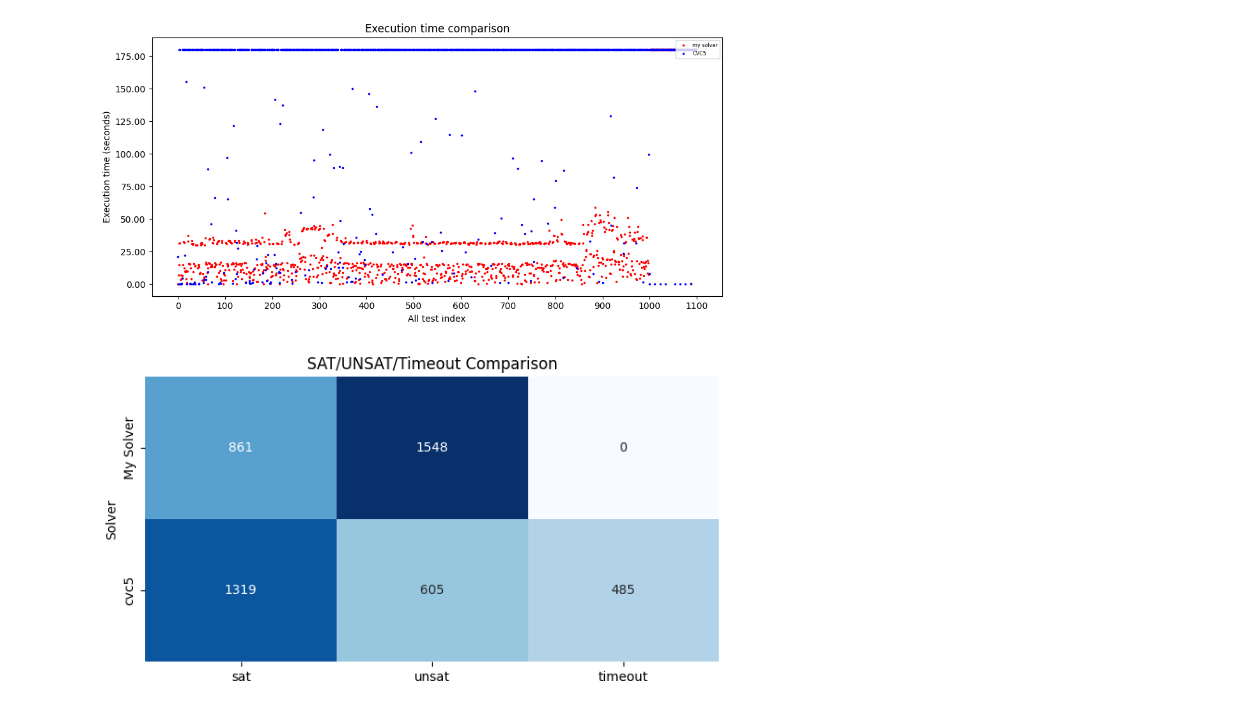
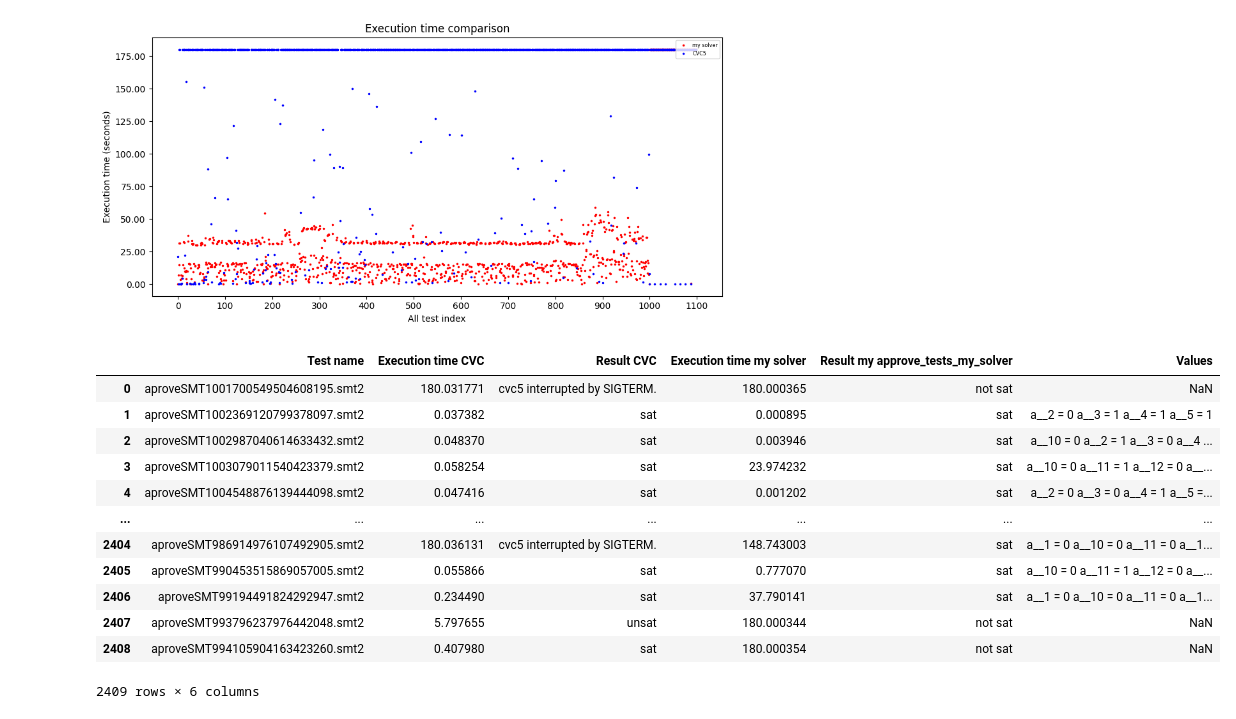
Before and after one commit to burbyleonid/BIE-BAP, a Jupyter notebook: code/src/analysis.ipynb, the cells around one changed output. Drawn from its saved outputs; the diff is of its cells as text; code cells hidden in the pictures.

```diff
--- a/code/src/analysis.ipynb
+++ b/code/src/analysis.ipynb
@@ -652,32 +652,44 @@ approve_tests_cvc5 = approve_tests_cvc5.rename(columns={'Execution time': 'Execu
 
 # extract the test name and rename columns
 approve_tests_my_solver['Test name'] = approve_tests_my_solver['Test name'].apply(lambda x: x.split('/')[-1])
 
 # # merge the two dataframes based on the 'Test name' column
 merged_df = pd.merge(approve_tests_cvc5, approve_tests_my_solver, on='Test name')
 
 merged_df = merged_df.rename(columns={' Execution time': 'Execution time my solver'})
 
 
 merged_df = merged_df.rename(columns={' Result': 'Result my approve_tests_my_solver'})
 
 
 merged_df['Result my approve_tests_my_solver'] = merged_df['Result my approve_tests_my_solver'].replace({' SAT': 'sat'})
 merged_df['Result my approve_tests_my_solver'] = merged_df['Result my approve_tests_my_solver'].replace({' Not SAT': 'not sat'})
 
 merged_df['Execution time CVC'] = merged_df['Execution time CVC'].replace({'unsat	': 'not sat'})
 
 merged_df
 
 
 
-result = sat_unsat(merged_df, 'Result my approve_tests_my_solver')
+# result = sat_unsat(merged_df, 'Result my approve_tests_my_solver')
 
 
 # res_all_test = plot_execution_times(merged_df)
 
 
 
 # res_all_test = stc_time_comparison(merged_df, "All")
 # %% [output]
-[figure, removed]
+|  | Test name | Execution time CVC | Result CVC | Execution time my solver | Result my approve_tests_my_solver | Values |
+| 0 | aproveSMT1001700549504608195.smt2 | 180.031771 | cvc5 interrupted by SIGTERM. | 180.000365 | not sat | NaN |
+| 1 | aproveSMT1002369120799378097.smt2 | 0.037382 | sat | 0.000895 | sat | a__2 = 0 a__3 = 1 a__4 = 1 a__5 = 1 |
+| 2 | aproveSMT1002987040614633432.smt2 | 0.048370 | sat | 0.003946 | sat | a__10 = 0 a__2 = 1 a__3 = 0 a__4 ... |
+| 3 | aproveSMT1003079011540423379.smt2 | 0.058254 | sat | 23.974232 | sat | a__10 = 0 a__11 = 1 a__12 = 0 a__... |
+| 4 | aproveSMT1004548876139444098.smt2 | 0.047416 | sat | 0.001202 | sat | a__2 = 0 a__3 = 0 a__4 = 1 a__5 =... |
+| ... | ... | ... | ... | ... | ... | ... |
+| 2404 | aproveSMT986914976107492905.smt2 | 180.036131 | cvc5 interrupted by SIGTERM. | 148.743003 | sat | a__1 = 0 a__10 = 0 a__11 = 0 a__1... |
+| 2405 | aproveSMT990453515869057005.smt2 | 0.055866 | sat | 0.777070 | sat | a__10 = 0 a__11 = 1 a__12 = 0 a__... |
+| 2406 | aproveSMT99194491824292947.smt2 | 0.234490 | sat | 37.790141 | sat | a__1 = 0 a__10 = 0 a__11 = 0 a__1... |
+| 2407 | aproveSMT993796237976442048.smt2 | 5.797655 | unsat | 180.000344 | not sat | NaN |
+| 2408 | aproveSMT994105904163423260.smt2 | 0.407980 | sat | 180.000354 | not sat | NaN |
+2409 rows × 6 columns
```
Also changed, not shown: parts of 1 cell of this notebook, 3 other files.
